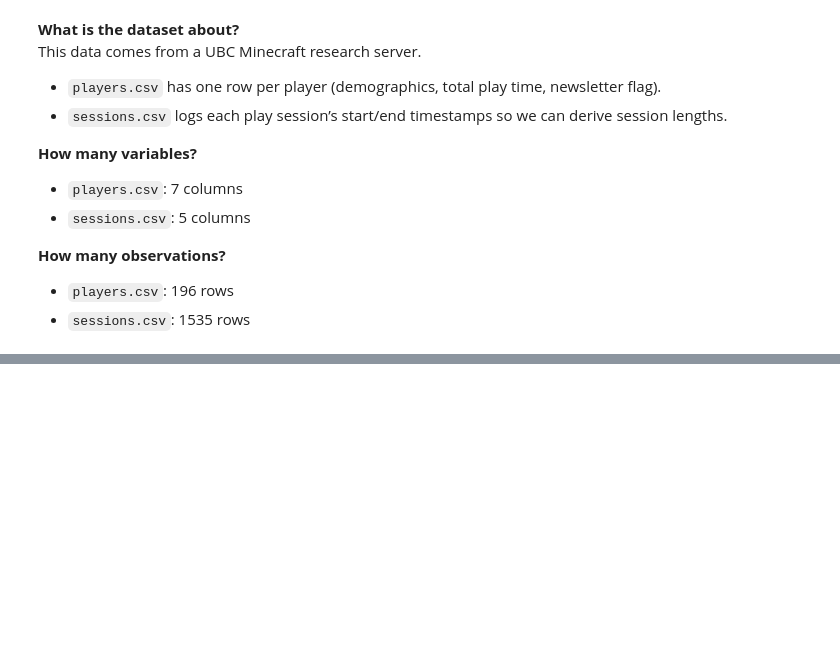
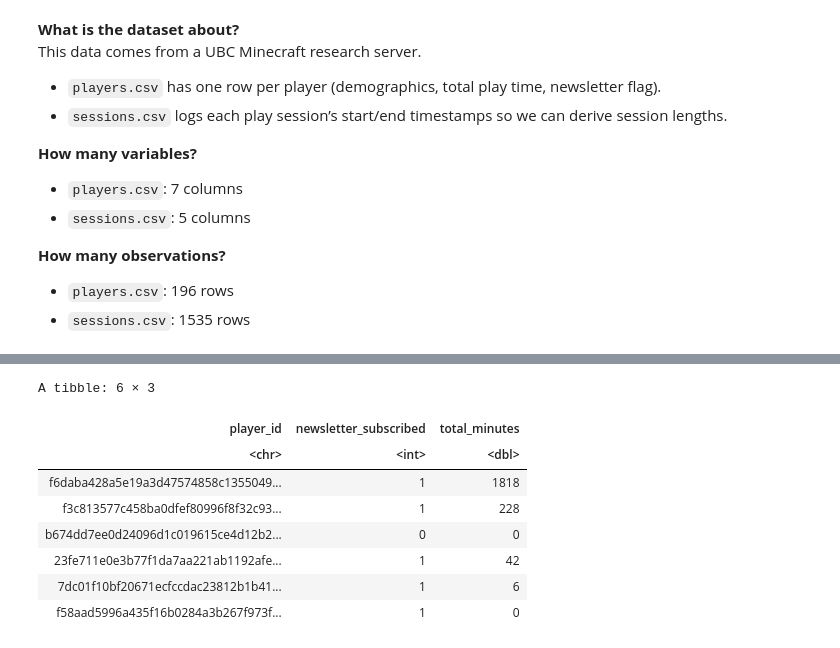
Before and after one commit to smirsham/DSCI-100-Project, a Jupyter notebook: Project_Code.ipynb, the cells around one changed output, grey strips where cells are left out. Saved outputs shown, nothing was run; the diff lists cells and outputs as text; code cells hidden in the pictures; blank space fills up the shorter version.

```diff
--- a/Project_Code.ipynb
+++ b/Project_Code.ipynb
@@ -103,0 +172,12 @@ This data comes from a UBC Minecraft research server.
+# %%
+head(players_clean)
+# %% [output]
+A tibble: 6 × 3
+| player_id | newsletter_subscribed | total_minutes |
+| <chr> | <int> | <dbl> |
+| f6daba428a5e19a3d47574858c1355049... | 1 | 1818 |
+| f3c813577c458ba0dfef80996f8f32c93... | 1 | 228 |
+| b674dd7ee0d24096d1c019615ce4d12b2... | 0 | 0 |
+| 23fe711e0e3b77f1da7aa221ab1192afe... | 1 | 42 |
+| 7dc01f10bf20671ecfccdac23812b1b41... | 1 | 6 |
+| f58aad5996a435f16b0284a3b267f973f... | 1 | 0 |
```
Also changed, not shown: parts of 10 cells of this notebook.
